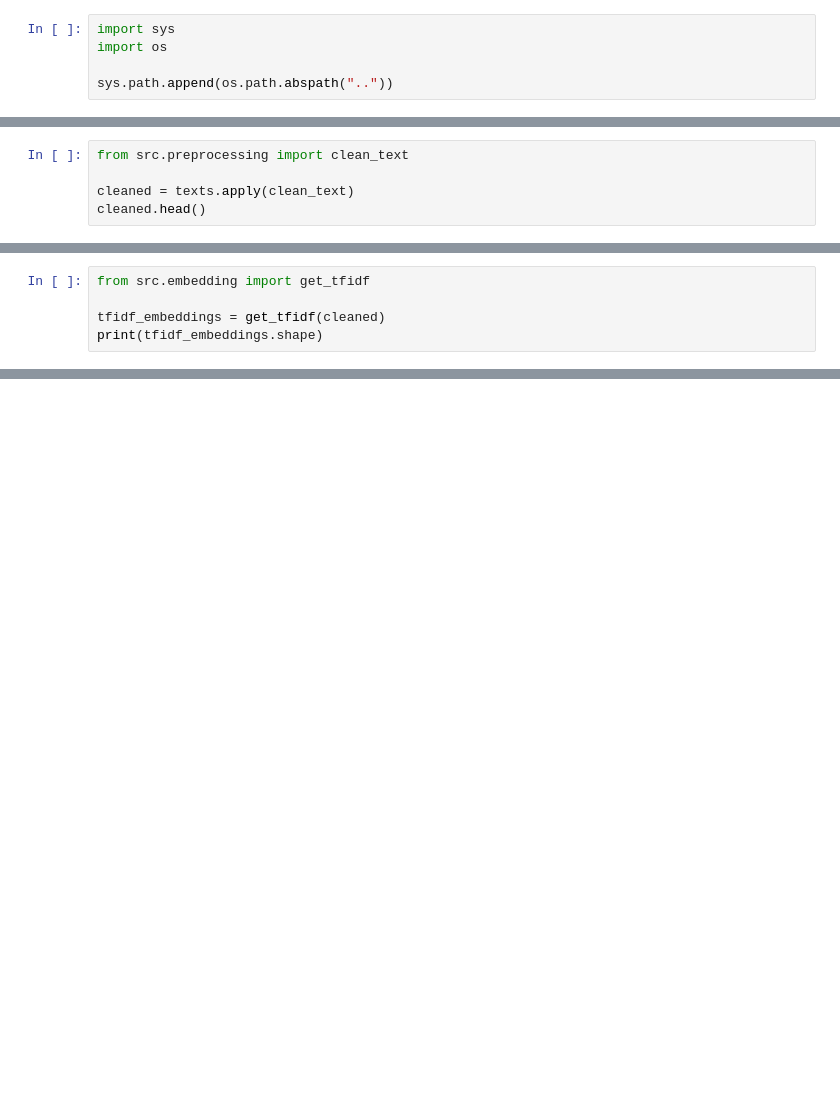
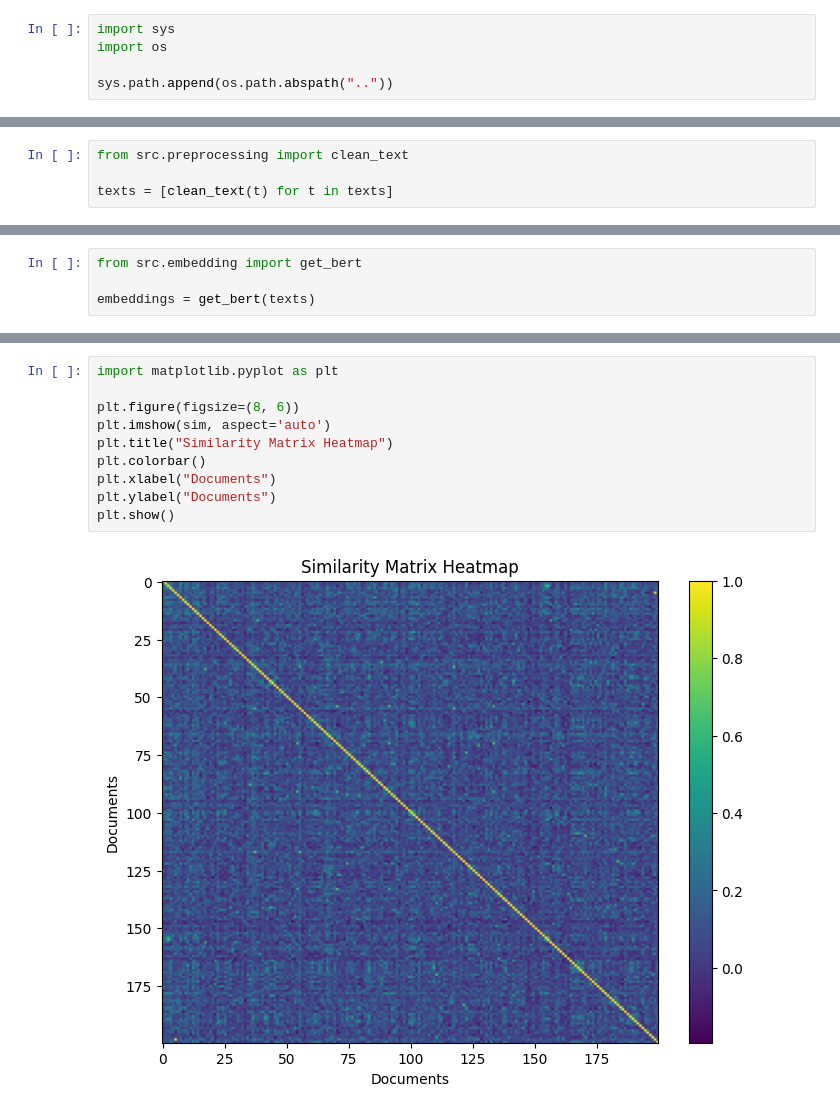
Before and after one commit to Mithrr/NLP_Graph_Community_Detection, a Jupyter notebook: notebooks/news_analysis.ipynb, the cells around one changed output, grey strips where cells are left out. Drawn from its saved outputs; the diff is of its cells as text; blank space fills up the shorter version.

```diff
--- a/notebooks/news_analysis.ipynb
+++ b/notebooks/news_analysis.ipynb
@@ -21,5 +12,4 @@ Name: 5, dtype: str
 # %%
 from src.preprocessing import clean_text
 
-cleaned = texts.apply(clean_text)
-cleaned.head()
+texts = [clean_text(t) for t in texts]
@@ -33,6 +16,5 @@ Name: 5, dtype: str
 # %%
-from src.embedding import get_tfidf
+from src.embedding import get_bert
 
-tfidf_embeddings = get_tfidf(cleaned)
-print(tfidf_embeddings.shape)
+embeddings = get_bert(texts)
 # %% [output]
@@ -111,0 +78,12 @@ draw_graph(G, partition)
+# %%
+import matplotlib.pyplot as plt
+
+plt.figure(figsize=(8, 6))
+plt.imshow(sim, aspect='auto')
+plt.title("Similarity Matrix Heatmap")
+plt.colorbar()
+plt.xlabel("Documents")
+plt.ylabel("Documents")
+plt.show()
+# %% [output]
+[figure, added]
```
Also changed, not shown: parts of 12 cells of this notebook, 2 other files.
